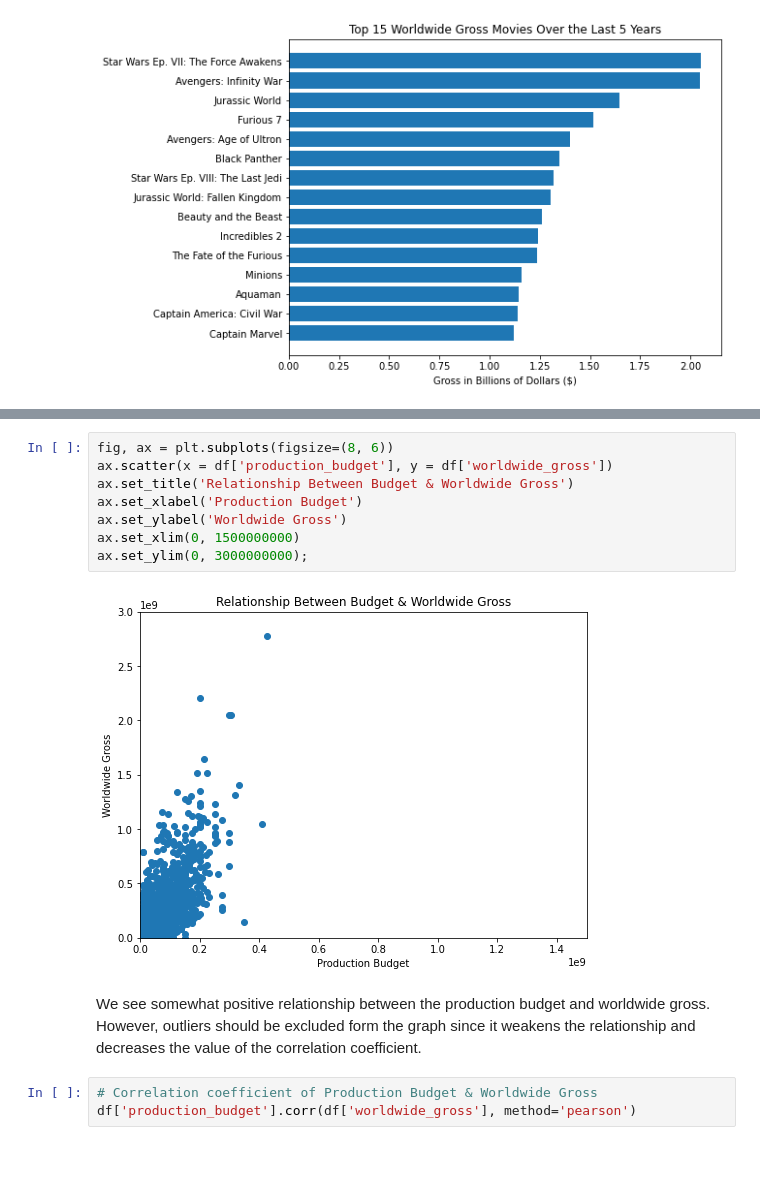
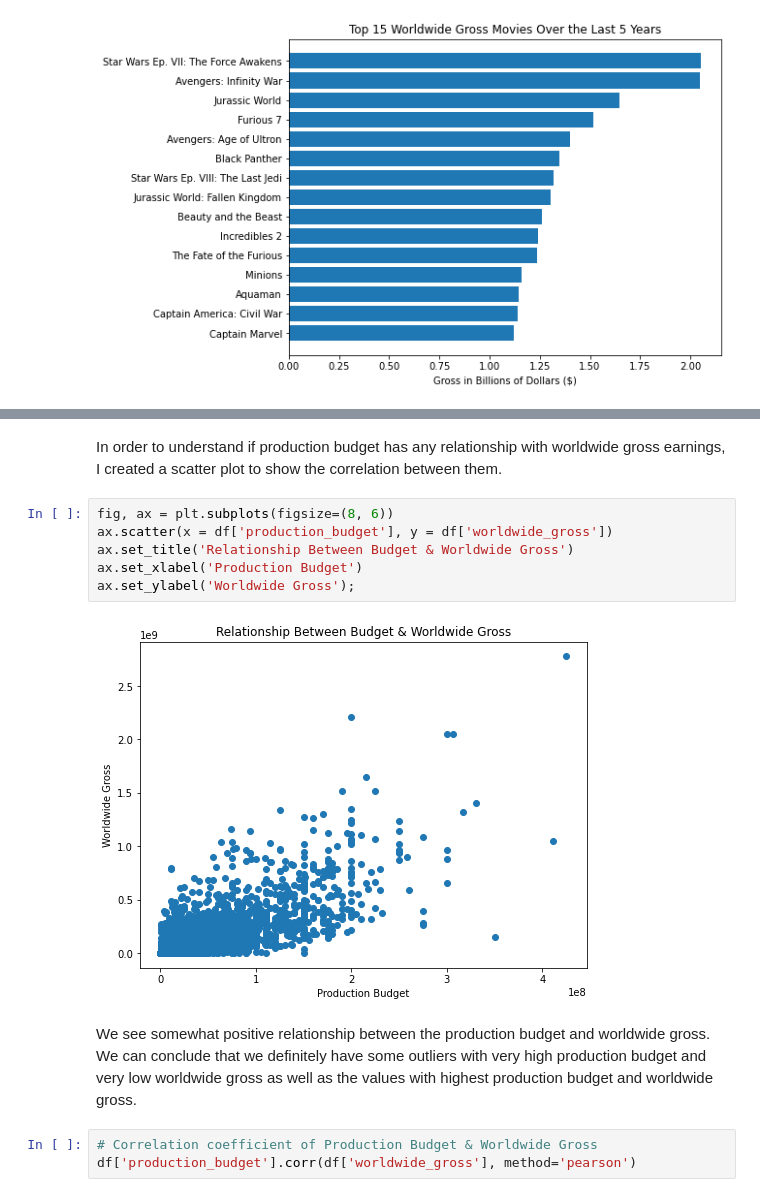
Before and after one commit to epradojr/Microsoft-Movie-Studio-Business-Proposition, a Jupyter notebook: Phase1-Project-Hatice.ipynb, the cells around one changed output, grey strips where cells are left out. Cells and saved outputs as stored; diff of their text form; blank space fills up the shorter version.

```diff
--- a/Phase1-Project-Hatice.ipynb
+++ b/Phase1-Project-Hatice.ipynb
@@ -226,15 +218,17 @@ ax.set_ylabel('Production Budget');
+# %% [markdown]
+
+In order to understand if production budget has any relationship with worldwide gross earnings, I created a scatter plot to show the correlation between them.
 # %%
 fig, ax = plt.subplots(figsize=(8, 6))
 ax.scatter(x = df['production_budget'], y = df['worldwide_gross'])
 ax.set_title('Relationship Between Budget & Worldwide Gross')
 ax.set_xlabel('Production Budget')
-ax.set_ylabel('Worldwide Gross')
-ax.set_xlim(0, 1500000000)
-ax.set_ylim(0, 3000000000);
+ax.set_ylabel('Worldwide Gross');
 # %% [output]
-[figure, old version]
+[figure, new version]
 # %% [markdown]
-We see somewhat positive relationship between the production budget and worldwide gross. However, outliers should be excluded form the graph since it weakens the relationship and decreases the value of the correlation coefficient.
+
+We see somewhat positive relationship between the production budget and worldwide gross. We can conclude that we definitely have some outliers with very high production budget and very low worldwide gross as well as the values with highest production budget and worldwide gross.
 # %%
 # Correlation coefficient of Production Budget & Worldwide Gross
 df['production_budget'].corr(df['worldwide_gross'], method='pearson')
```
Also changed, not shown: parts of 28 cells of this notebook.
